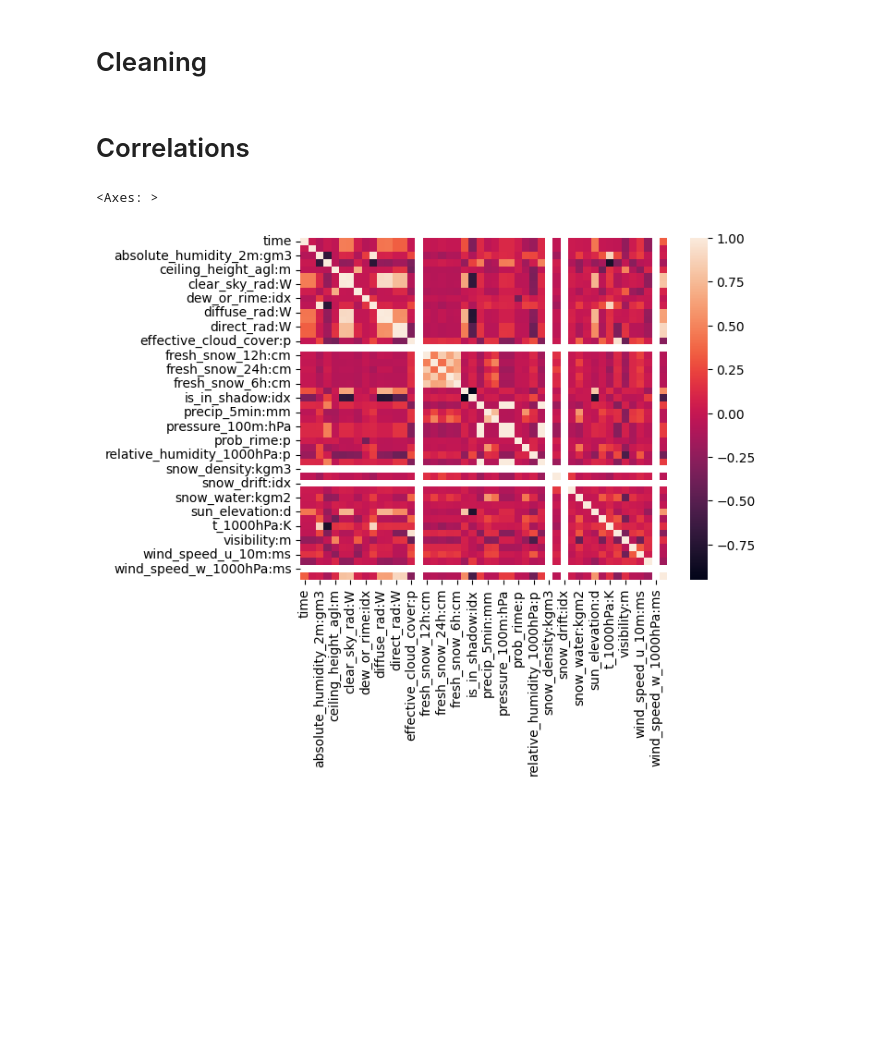
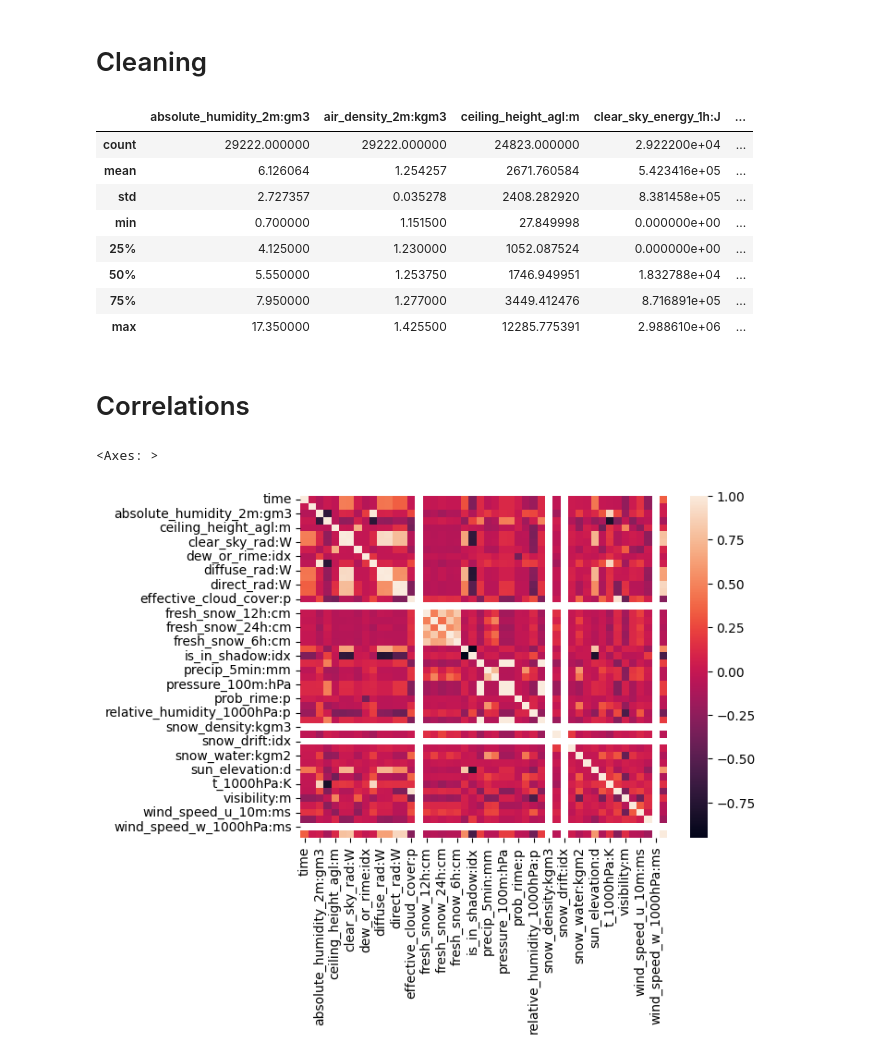
Before and after one commit to mikaelste/TDT4173-project, a Jupyter notebook: mikael/data_exploration.ipynb, the cells around one changed output. Saved outputs shown, nothing was run; the diff lists cells and outputs as text; code cells hidden in the pictures; blank space fills up the shorter version.

```diff
--- a/mikael/data_exploration.ipynb
+++ b/mikael/data_exploration.ipynb
@@ -179,16 +170,27 @@ score_target[id_columns]
 # %% [markdown]
 # Cleaning
 # %%
-inner_to_split = score_target.copy().drop(columns=["date_calc", "time"])
+inner_to_split = score_target.copy().drop(columns=[c for c in score_target.columns if "date" in c or "time" in c])
 non_id_columns = [c for c in inner_to_split.columns if ":idx" not in c]
 
 inner_to_split[id_columns].fillna(0, inplace=True)
 inner_to_split[non_id_columns].fillna(inner_to_split.mean(), inplace=True)
 
 inner_to_split = inner_to_split.astype("float")
 
 X = inner_to_split[[c for c in inner_to_split.columns if c != "pv_measurement"]]
 Y = inner_to_split["pv_measurement"]
+inner_to_split.describe()
+# %% [output]
+|  | absolute_humidity_2m:gm3 | air_density_2m:kgm3 | ceiling_height_agl:m | clear_sky_energy_1h:J | ... |
+| count | 29222.000000 | 29222.000000 | 24823.000000 | 2.922200e+04 | ... |
+| mean | 6.126064 | 1.254257 | 2671.760584 | 5.423416e+05 | ... |
+| std | 2.727357 | 0.035278 | 2408.282920 | 8.381458e+05 | ... |
+| min | 0.700000 | 1.151500 | 27.849998 | 0.000000e+00 | ... |
+| 25% | 4.125000 | 1.230000 | 1052.087524 | 0.000000e+00 | ... |
+| 50% | 5.550000 | 1.253750 | 1746.949951 | 1.832788e+04 | ... |
+| 75% | 7.950000 | 1.277000 | 3449.412476 | 8.716891e+05 | ... |
+| max | 17.350000 | 1.425500 | 12285.775391 | 2.988610e+06 | ... |
 # %% [markdown]
 # Correlations
 # %%
```
Also changed, not shown: parts of 12 cells of this notebook, 8 other files.
